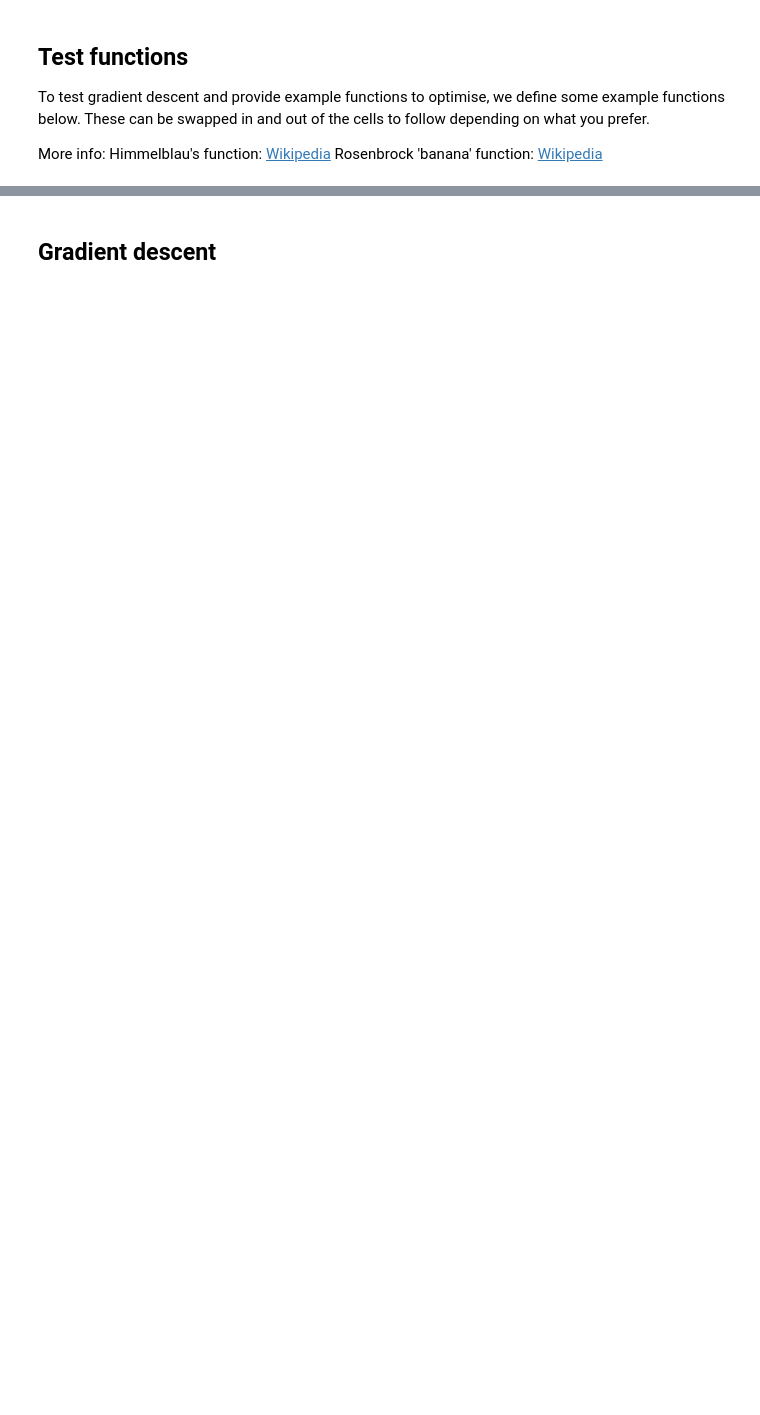
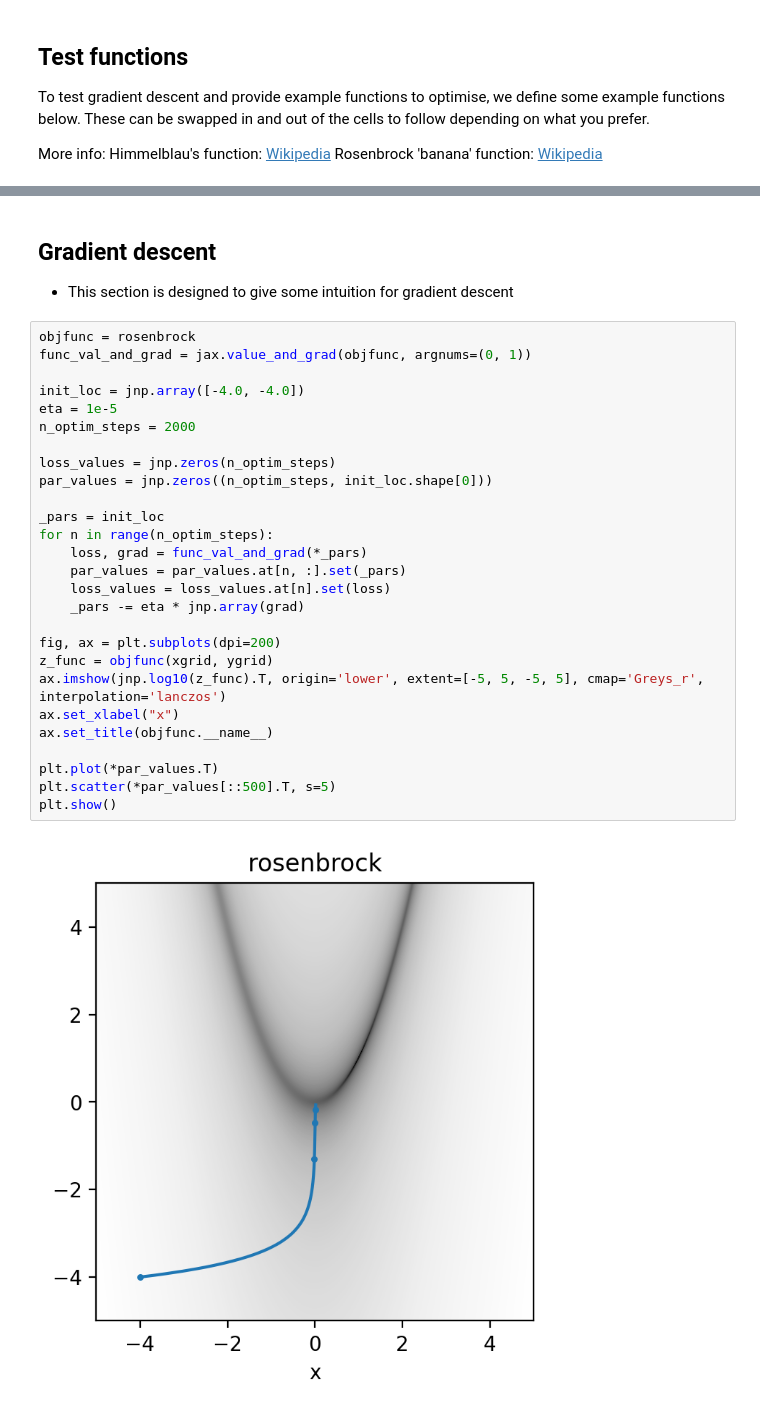
Before and after one commit to raphhbw/WAKE_workshops, a Jupyter notebook: machine_learning/session_01/s1_gradient_descent_full.ipynb, the cells around one changed output, grey strips where cells are left out. Cells and saved outputs as stored; diff of their text form; blank space fills up the shorter version.

```diff
--- a/machine_learning/session_01/s1_gradient_descent_full.ipynb
+++ b/machine_learning/session_01/s1_gradient_descent_full.ipynb
@@ -60,4 +63,34 @@ Number of function evaluations: 250000
 [figure]
-# %% [markdown]
-Gradient descent
----
+# %% [markdown]
+Gradient descent
+---
+- This section is designed to give some intuition for gradient descent
+# %%
+objfunc = rosenbrock
+func_val_and_grad = jax.value_and_grad(objfunc, argnums=(0, 1))
+
+init_loc = jnp.array([-4.0, -4.0])
+eta = 1e-5
+n_optim_steps = 2000
+
+loss_values = jnp.zeros(n_optim_steps)
+par_values = jnp.zeros((n_optim_steps, init_loc.shape[0]))
+
+_pars = init_loc
+for n in range(n_optim_steps):
+    loss, grad = func_val_and_grad(*_pars)
+    par_values = par_values.at[n, :].set(_pars)
+    loss_values = loss_values.at[n].set(loss)
+    _pars -= eta * jnp.array(grad)
+
+fig, ax = plt.subplots(dpi=200)
+z_func = objfunc(xgrid, ygrid)
+ax.imshow(jnp.log10(z_func).T, origin='lower', extent=[-5, 5, -5, 5], cmap='Greys_r', interpolation='lanczos')
+ax.set_xlabel("x")
+ax.set_title(objfunc.__name__)
+
+plt.plot(*par_values.T)
+plt.scatter(*par_values[::500].T, s=5)
+plt.show()
+# %% [output]
+[figure, added]
```
Also changed, not shown: parts of 9 cells of this notebook.
